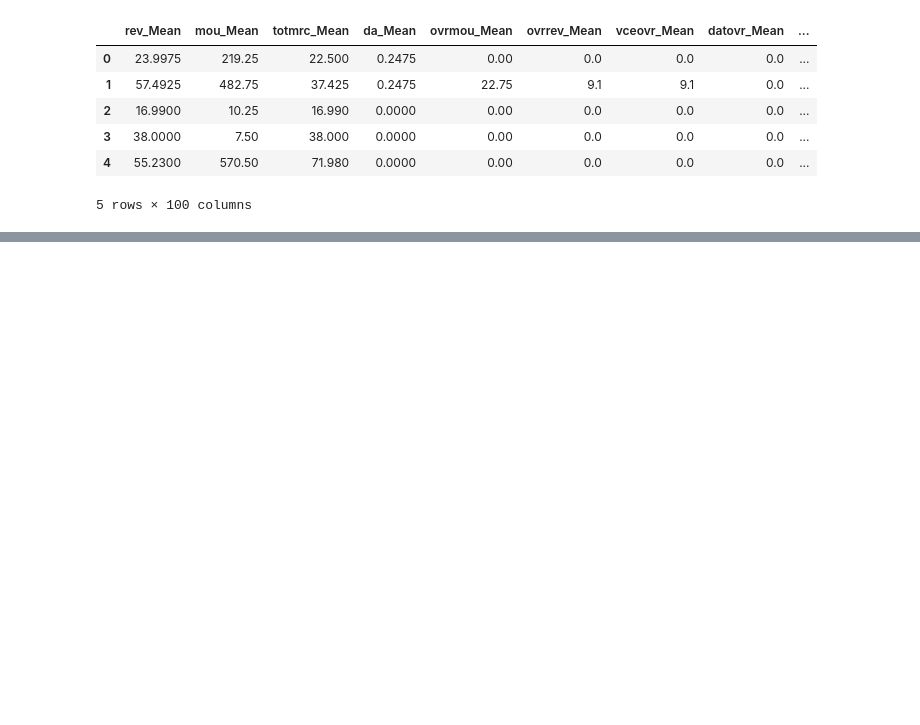
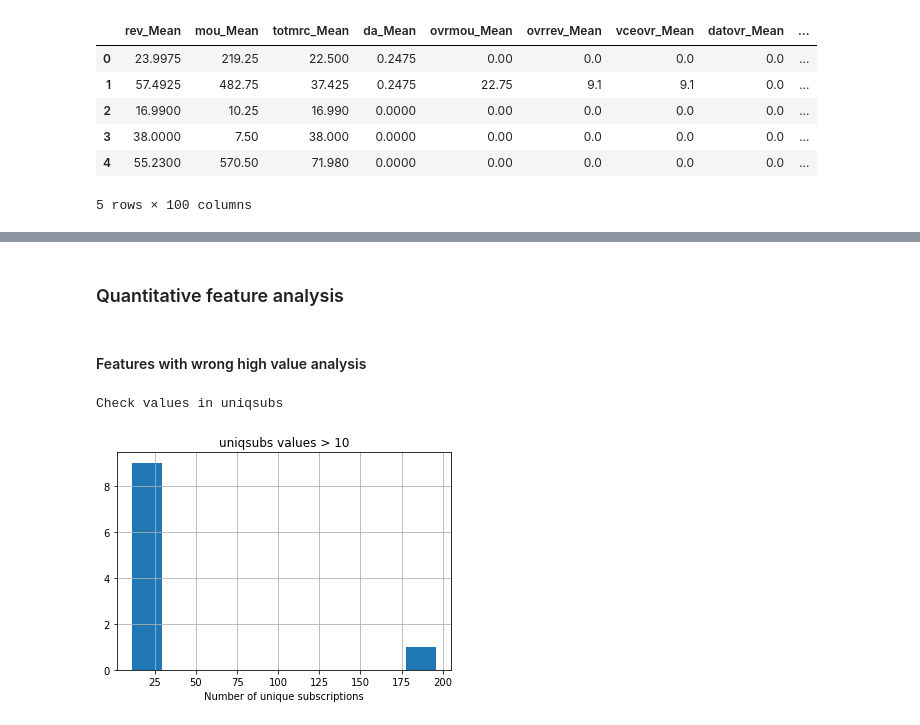
Before and after one commit to ravipatel7003/Customer_Churn, a Jupyter notebook: Churn Prediction.ipynb, the cells around one changed output, grey strips where cells are left out. Saved outputs shown, nothing was run; the diff lists cells and outputs as text; code cells hidden in the pictures; blank space fills up the shorter version.

Commit message:
Quantitative features analysis added

```diff
--- a/Churn Prediction.ipynb
+++ b/Churn Prediction.ipynb
@@ -26,0 +216,14 @@ X_train, X_test = train_test_split(df, test_size = 0.2, random_state=10)
+# %% [markdown]
+### Quantitative feature analysis
+# %% [markdown]
+#### Features with wrong high value analysis
+# %%
+# uniqsubs analysis
+print("Check values in uniqsubs")
+plt.title("uniqsubs values > 10")
+plt.xlabel("Number of unique subscriptions")
+X_train[X_train['uniqsubs'] > 10]['uniqsubs'].hist()
+plt.show()
+# %% [output]
+Check values in uniqsubs
+[figure, added]
```
Also changed, not shown: parts of 9 cells of this notebook.
